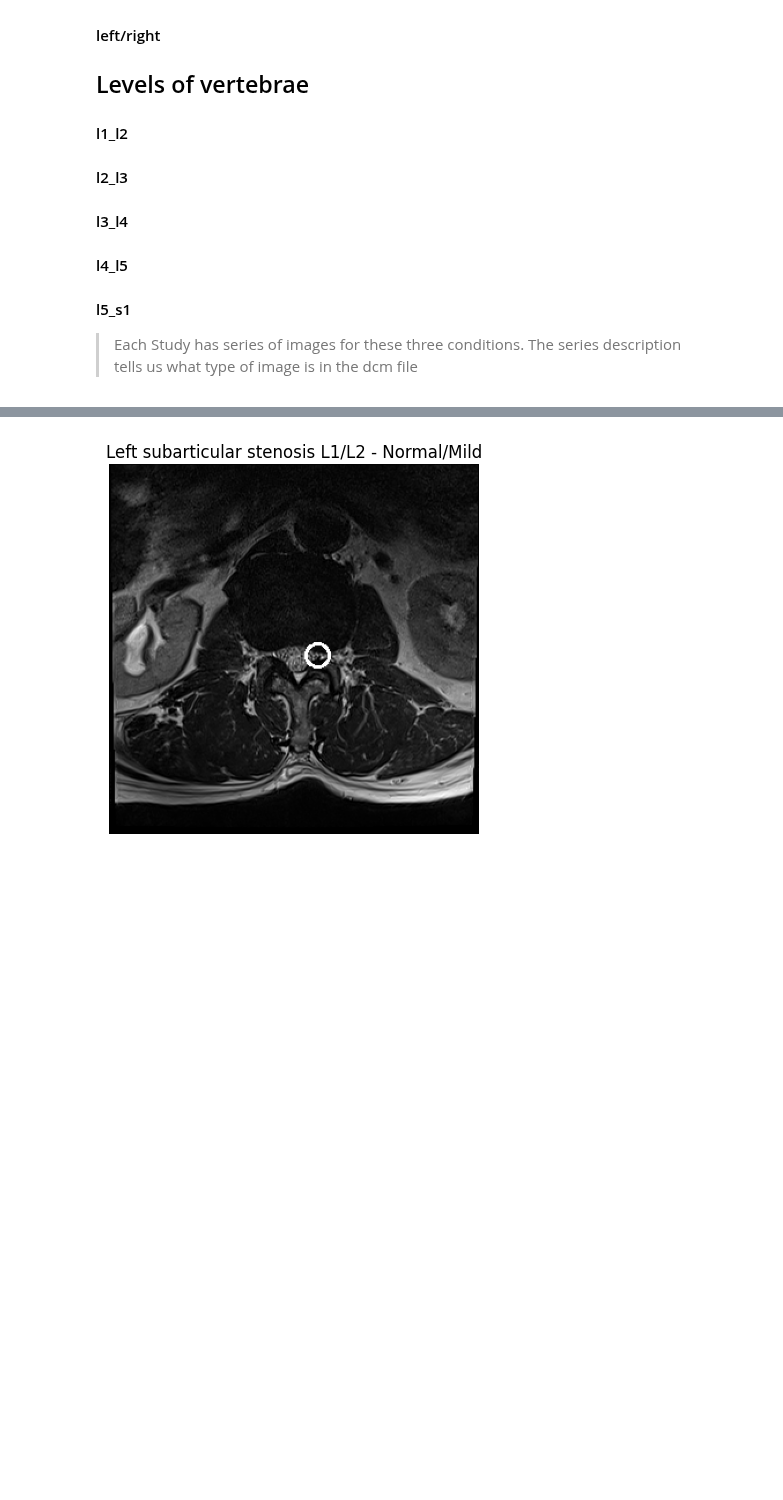
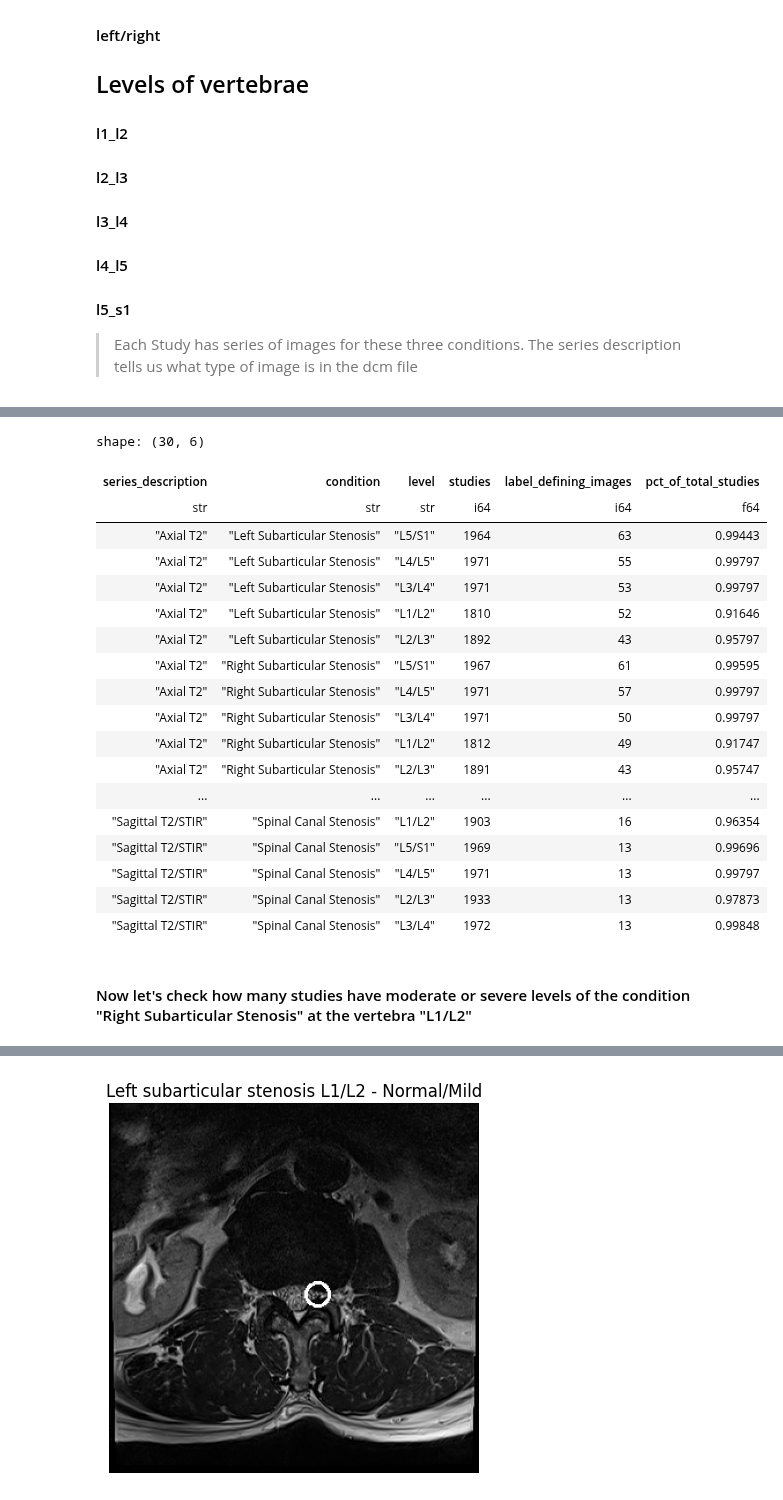
Before and after one commit to sumaniitm/RSNA-2024-Lumbar-Spine-Degenerative-Classification, a Jupyter notebook: primary-problem-study-rsna-2024.ipynb, the cells around one changed output, grey strips where cells are left out. Saved outputs shown, nothing was run; the diff lists cells and outputs as text; code cells hidden in the pictures; blank space fills up the shorter version.

```diff
--- a/primary-problem-study-rsna-2024.ipynb
+++ b/primary-problem-study-rsna-2024.ipynb
@@ -69,0 +89,36 @@ shape: (26, 2)
+# %%
+pl.Config(fmt_str_lengths=100)
+pl.Config.set_tbl_rows(1000)
+dd.sql(" \
+select tsd.series_description, tlc.condition, tlc.level, \
+count(distinct(tlc.study_id)) as studies, count(distinct(tlc.instance_number)) as label_defining_images, \
+round(count(distinct(tlc.study_id))/1975, 5) as pct_of_total_studies, \
+from train_series_desc tsd \
+join train_label_coordinates tlc \
+on tsd.study_id = tlc.study_id \
+and tsd.series_id = tlc.series_id \
+group by tsd.series_description, tlc.condition, tlc.level \
+order by 1,2, label_defining_images desc \
+").pl()
+# %% [output]
+shape: (30, 6)
+| series_description | condition | level | studies | label_defining_images | pct_of_total_studies |
+| str | str | str | i64 | i64 | f64 |
+| "Axial T2" | "Left Subarticular Stenosis" | "L5/S1" | 1964 | 63 | 0.99443 |
+| "Axial T2" | "Left Subarticular Stenosis" | "L4/L5" | 1971 | 55 | 0.99797 |
+| "Axial T2" | "Left Subarticular Stenosis" | "L3/L4" | 1971 | 53 | 0.99797 |
+| "Axial T2" | "Left Subarticular Stenosis" | "L1/L2" | 1810 | 52 | 0.91646 |
+| "Axial T2" | "Left Subarticular Stenosis" | "L2/L3" | 1892 | 43 | 0.95797 |
+| "Axial T2" | "Right Subarticular Stenosis" | "L5/S1" | 1967 | 61 | 0.99595 |
+| "Axial T2" | "Right Subarticular Stenosis" | "L4/L5" | 1971 | 57 | 0.99797 |
+| "Axial T2" | "Right Subarticular Stenosis" | "L3/L4" | 1971 | 50 | 0.99797 |
+| "Axial T2" | "Right Subarticular Stenosis" | "L1/L2" | 1812 | 49 | 0.91747 |
+| "Axial T2" | "Right Subarticular Stenosis" | "L2/L3" | 1891 | 43 | 0.95747 |
+| ... | ... | ... | ... | ... | ... |
+| "Sagittal T2/STIR" | "Spinal Canal Stenosis" | "L1/L2" | 1903 | 16 | 0.96354 |
+| "Sagittal T2/STIR" | "Spinal Canal Stenosis" | "L5/S1" | 1969 | 13 | 0.99696 |
+| "Sagittal T2/STIR" | "Spinal Canal Stenosis" | "L4/L5" | 1971 | 13 | 0.99797 |
+| "Sagittal T2/STIR" | "Spinal Canal Stenosis" | "L2/L3" | 1933 | 13 | 0.97873 |
+| "Sagittal T2/STIR" | "Spinal Canal Stenosis" | "L3/L4" | 1972 | 13 | 0.99848 |
+# %% [markdown]
+#### Now let's check how many studies have moderate or severe levels of the condition "Right Subarticular Stenosis" at the vertebra "L1/L2"
```
Also changed, not shown: parts of 15 cells of this notebook.
